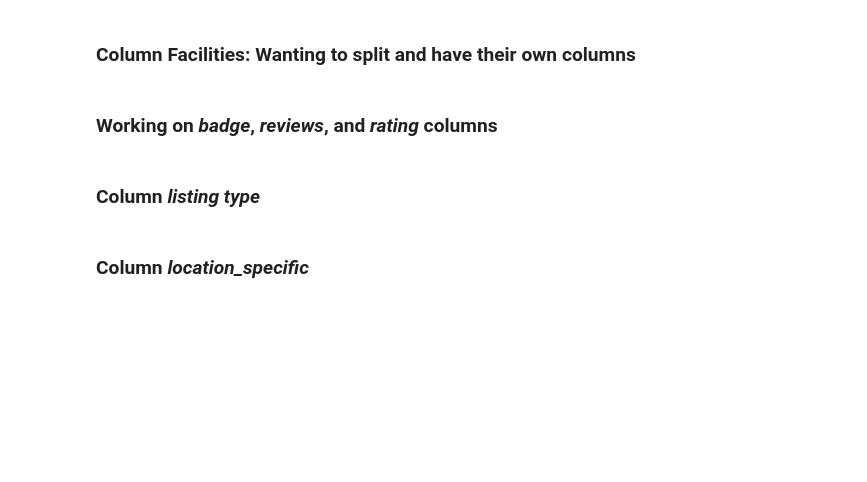
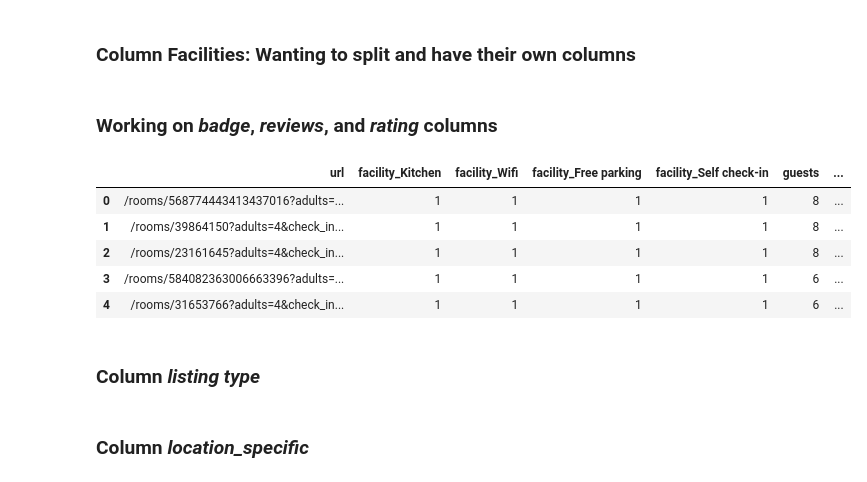
Before and after one commit to Reece323/air-scrape, a Jupyter notebook: Cleaning/wrangling.ipynb, the cells around one changed output. Drawn from its saved outputs; the diff is of its cells as text; code cells hidden in the pictures; blank space fills up the shorter version.

```diff
--- a/Cleaning/wrangling.ipynb
+++ b/Cleaning/wrangling.ipynb
@@ -186,6 +198,14 @@ clean_df['review_count'] = new
 # %%
 # 'rating' column
 clean_df['rating'] = clean_df['rating'].str.replace(r'empty', 'none',regex=True)
+clean_df.head()
+# %% [output]
+|  | url | facility_Kitchen | facility_Wifi | facility_Free parking | facility_Self check-in | guests | ... |
+| 0 | /rooms/568774443413437016?adults=... | 1 | 1 | 1 | 1 | 8 | ... |
+| 1 | /rooms/39864150?adults=4&check_in... | 1 | 1 | 1 | 1 | 8 | ... |
+| 2 | /rooms/23161645?adults=4&check_in... | 1 | 1 | 1 | 1 | 8 | ... |
+| 3 | /rooms/584082363006663396?adults=... | 1 | 1 | 1 | 1 | 6 | ... |
+| 4 | /rooms/31653766?adults=4&check_in... | 1 | 1 | 1 | 1 | 6 | ... |
 # %% [markdown]
 ### Column *listing type*
 # %%
```
Also changed, not shown: parts of 12 cells of this notebook, 3 other files.
